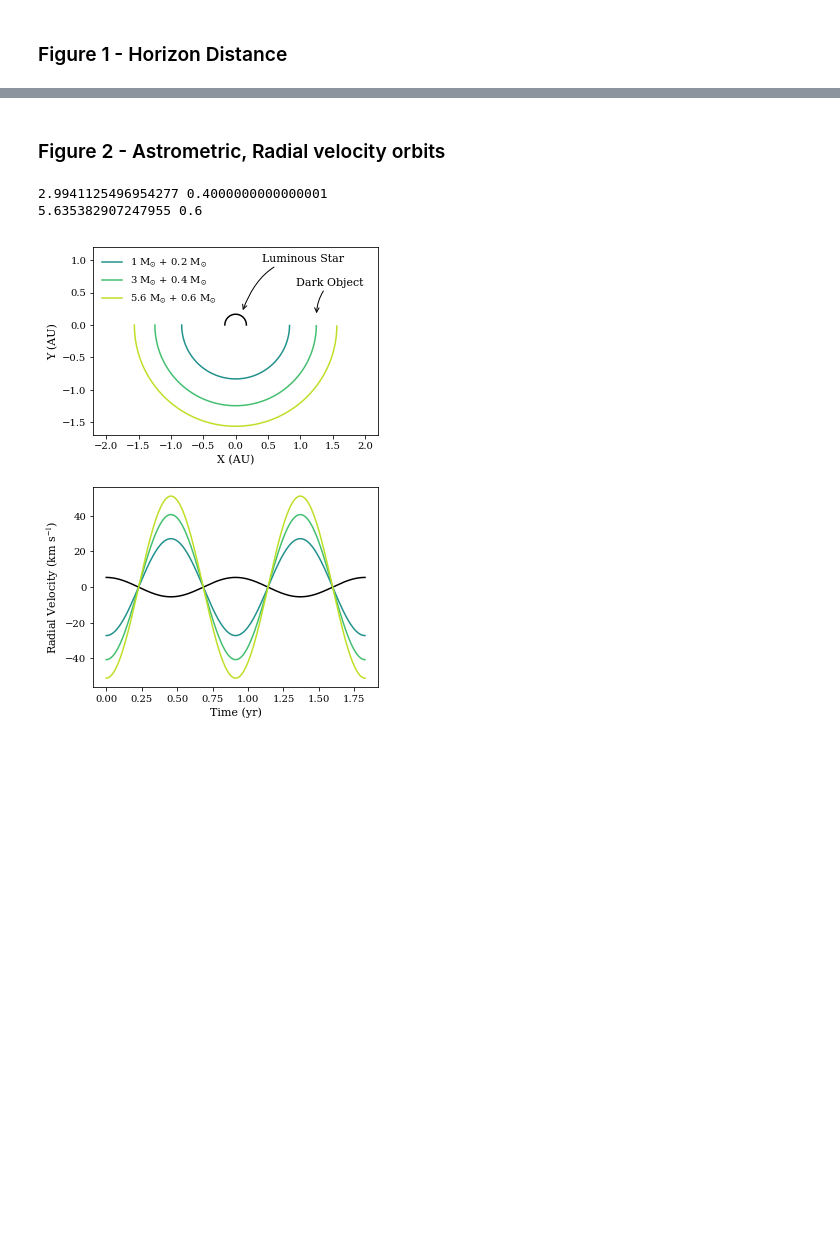
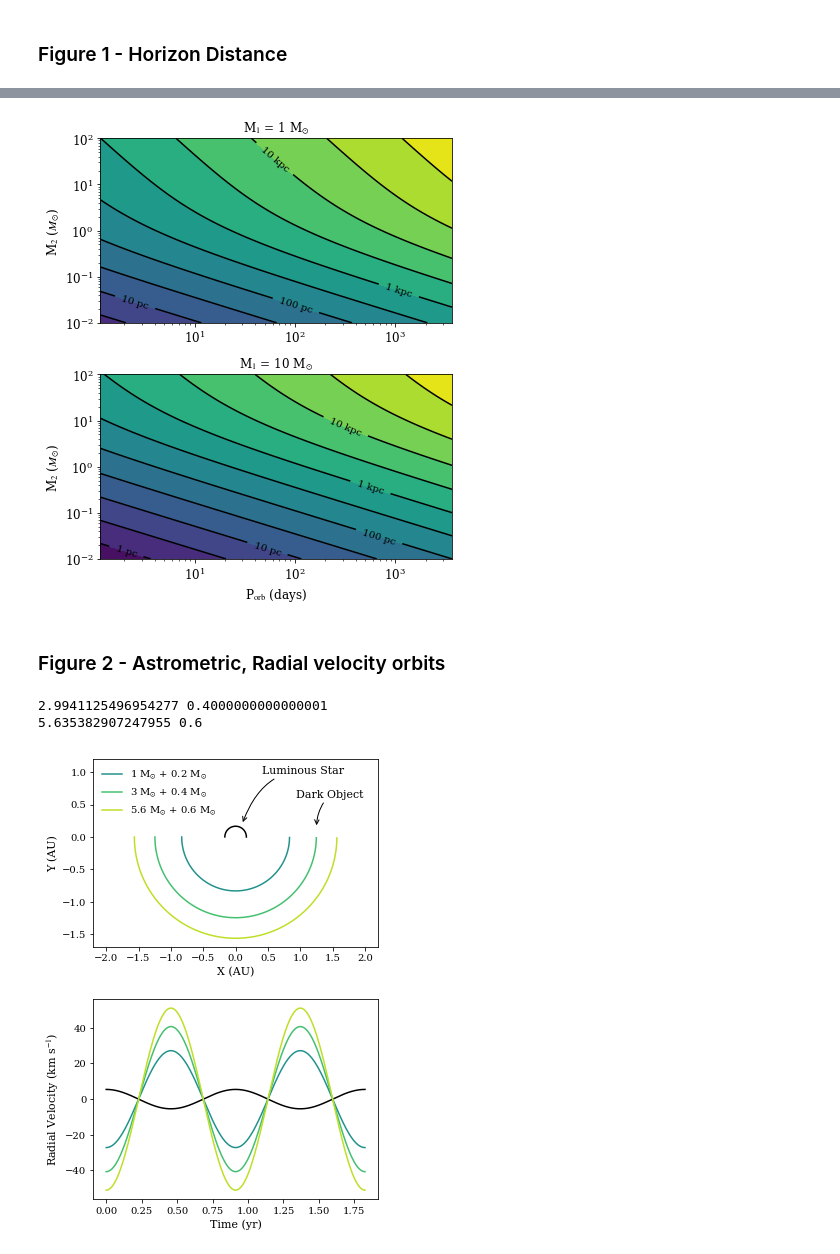
Before and after one commit to astroJeff/gaia_BH, a Jupyter notebook: notebooks/Figures.ipynb, the cells around one changed output, grey strips where cells are left out. Cells and saved outputs as stored; diff of their text form; code cells hidden in the pictures; blank space fills up the shorter version.

```diff
--- a/notebooks/Figures.ipynb
+++ b/notebooks/Figures.ipynb
@@ -124,3 +126,87 @@ plt.show()
+# %%
+G = 6.674e-8
+Msun = 1.989e33
+AUincm = 1.496e13
+pcincm = 3.086e18
+secday = 24.0*3600
+
+theta_c = 1.0e-3 # in asec
+
+
+
+
+def horizon_distance(P_orb, M1=0.8, M2=4.8):
+
+    M_tot = M1 + M2
+
+    dist = 10.0 / theta_c * M2 / M_tot * (G * M_tot*Msun)**(1./3.) / AUincm * (P_orb/(2.0 * np.pi))**(2./3.)
+
+    return dist
+
+
+
+
+fig, ax = plt.subplots(2, 1, figsize=(6, 7))
+
+
+
+P_orb_set = np.logspace(5, 8.5, 100)
+M2_set = np.logspace(-2, 2, 100)
+
+M2_set_2D = np.tile(M2_set, (1,100))
+M2_set_2D = np.reshape(M2_set_2D, (100, 100)).T
+
+
+
+
+
+for i, M1_test in enumerate([1.0, 10.0]):
+
+    x_axis = P_orb_set
+    y_axis = M2_set**2 / (M1_test + M2_set)
+
+    XX, YY = np.meshgrid(x_axis, y_axis)
+
+    levels = np.linspace(-1.5, 6, 16)
+
+    dist = horizon_distance(XX, M1=M1_test, M2=M2_set_2D)
+
+
+    p1 = ax[i].contourf(XX/secday, M2_set_2D, np.log10(dist), levels=levels, vmin=-0.5, vmax=5.5)
+    p2 = ax[i].contour(XX/secday, M2_set_2D, np.log10(dist), levels=levels, colors='k', zorder=10, linestyles='solid')
+
+    ax[i].set_xlim(1.0e5/secday, 10**8.5/secday)
+    ax[i].set_ylim(1.0e-2, 1.0e2)
+    ax[i].set_xscale('log')
+    ax[i].set_yscale('log')
+
+
+
+    if int(M1_test) == M1_test:
+        ax[i].set_title(r'M$_1$ = '+str(int(M1_test))+r' M$_{\odot}$', fontsize=12)
+    else:
+        ax[i].set_title(r'M$_1$ = '+str(M1_test)+r' M$_{\odot}$', fontsize=12)
+
+    if i == 1: ax[i].set_xlabel(r'P$_{\rm{orb}}$ (days)')
+    ax[i].set_ylabel(r'M$_2$ ($M_{\odot}$)')
+
+
+
+    fmt = {}
+    for l in p2.levels:
+        if l >= 0.0 and l < 5.0:
+            fmt[l] = str(int(10.0**l)) + ' pc'
+        if l >= 3.0:
+            fmt[l] = str(int(10.0**(l-3))) + ' kpc'
+
+    ax[i].clabel(p2, p2.levels[3:12:2], inline=True, fmt=fmt)
+
+
+plt.tight_layout()
+plt.savefig("../figures/horizon_distance.pdf")
+# plt.show()
+# %% [output]
+[figure, added]
 # %% [markdown]
 ### Figure 2 - Astrometric, Radial velocity orbits
 # %%
```
Also changed, not shown: parts of 1 cell of this notebook, 1 other file.
